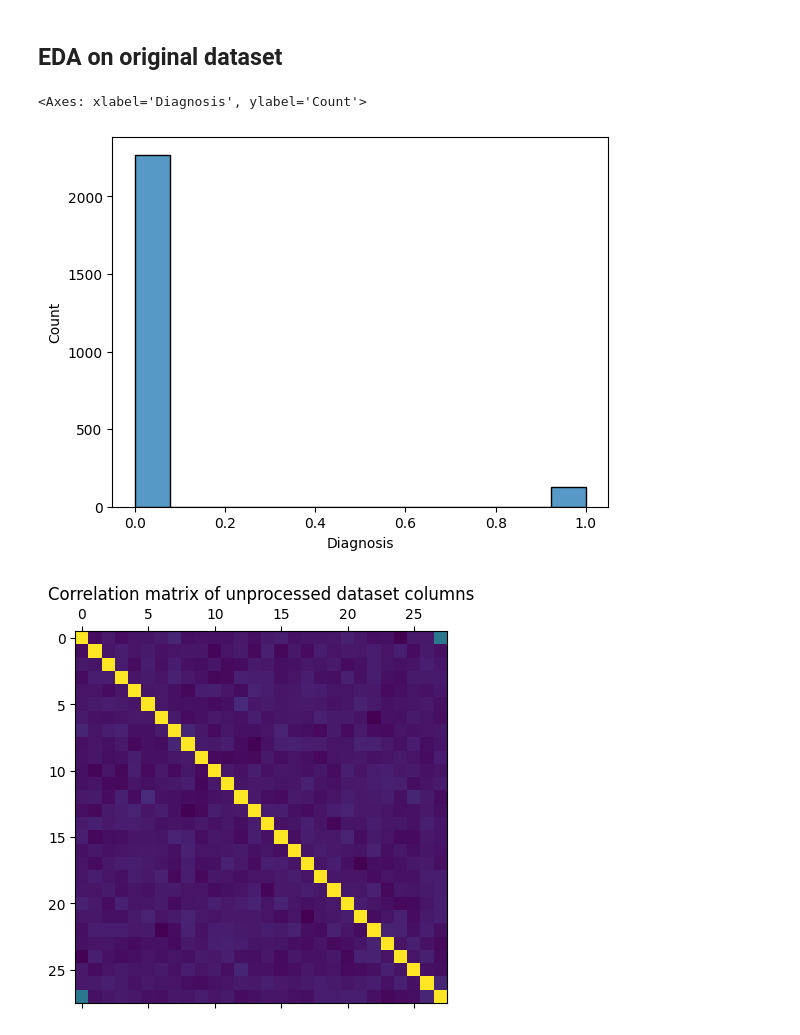
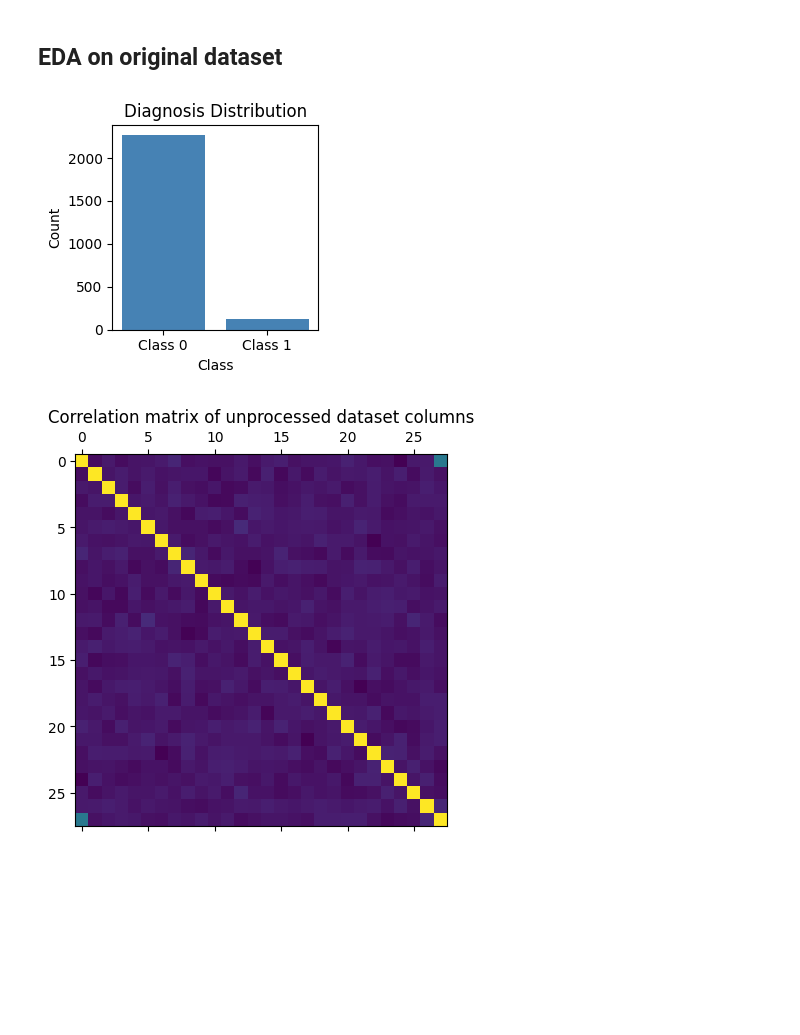
Before and after one commit to rcht/asthma-detection-ml, a Jupyter notebook: main.ipynb, the cells around one changed output. Saved outputs shown, nothing was run; the diff lists cells and outputs as text; code cells hidden in the pictures; blank space fills up the shorter version.

```diff
--- a/main.ipynb
+++ b/main.ipynb
@@ -319,10 +56,19 @@ for col in cols:
 # %% [markdown]
 ## EDA on original dataset
-# %%
-sns.histplot(df1['Diagnosis'])
-# %% [output]
-<Axes: xlabel='Diagnosis', ylabel='Count'>
-[figure, removed]
+# %%
+unique, counts = np.unique(df1['Diagnosis'], return_counts=True)
+
+plt.figure(figsize=(3, 3))
+plt.bar(unique, counts, color=['steelblue'])
+plt.xticks([0, 1], labels=['Class 0', 'Class 1'])
+plt.title('Diagnosis Distribution')
+plt.xlabel('Class')
+plt.ylabel('Count')
+
+plt.tight_layout()
+plt.show()
+# %% [output]
+[figure, added]
 # %%
 df1.drop('DoctorInCharge', axis=1, inplace=True)
 plt.matshow(df1.corr())
```
Also changed, not shown: parts of 67 cells of this notebook, 14 other files.
